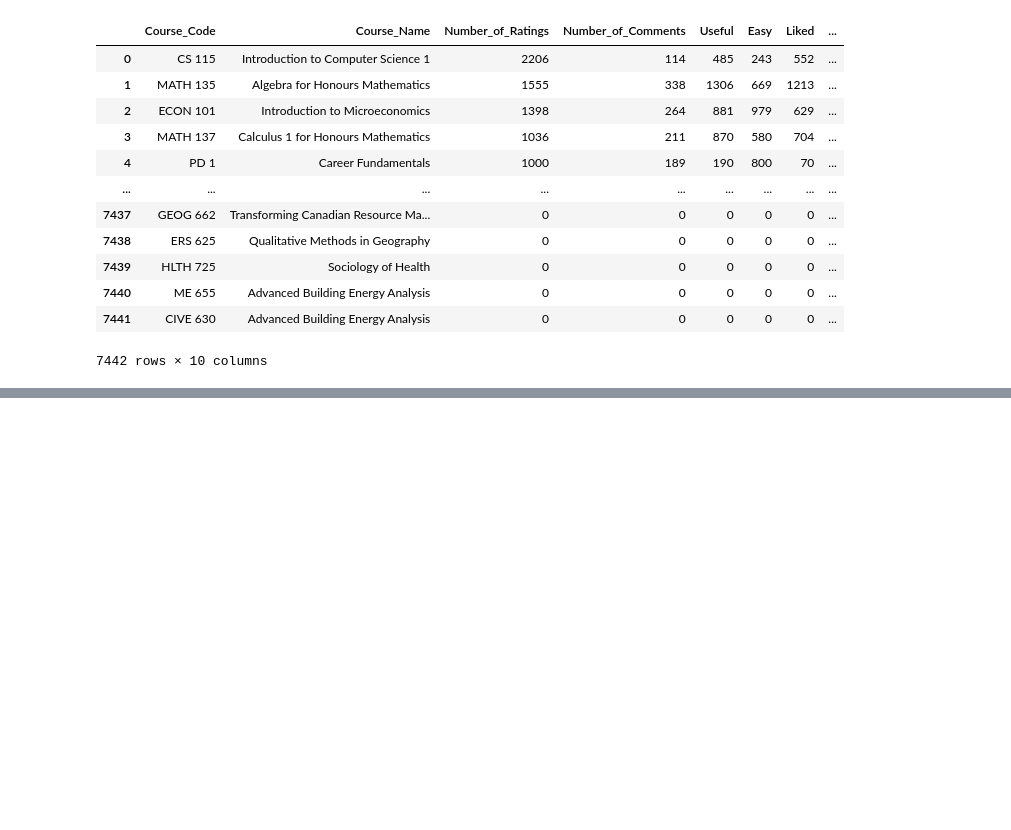
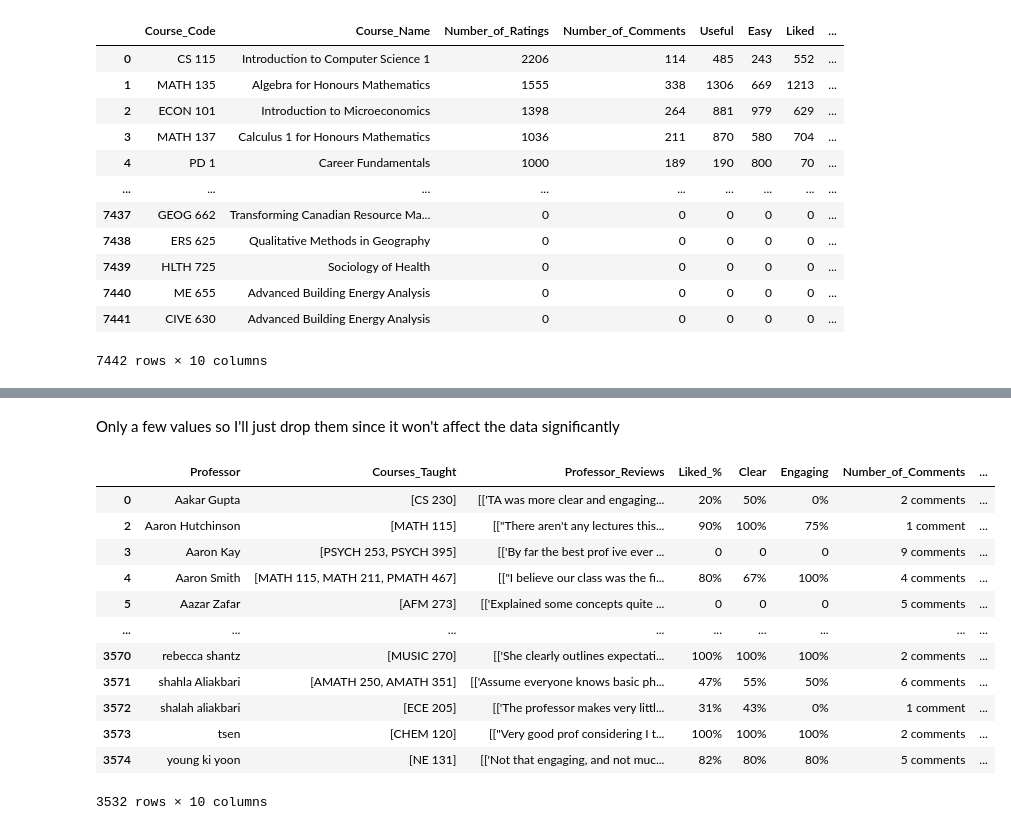
Before and after one commit to s2shams/UW-Course-Analysis, a Jupyter notebook: Data Cleaning.ipynb, the cells around one changed output, grey strips where cells are left out. Drawn from its saved outputs; the diff is of its cells as text; code cells hidden in the pictures; blank space fills up the shorter version.

```diff
--- a/Data Cleaning.ipynb
+++ b/Data Cleaning.ipynb
@@ -479,0 +530,20 @@ new_prof_df
+# %% [markdown]
+Only a few values so I'll just drop them since it won't affect the data significantly
+# %%
+new_prof_df = new_prof_df.dropna(how='any', axis=0)
+new_prof_df.reset_index()
+new_prof_df
+# %% [output]
+|  | Professor | Courses_Taught | Professor_Reviews | Liked_% | Clear | Engaging | Number_of_Comments | ... |
+| 0 | Aakar Gupta | [CS 230] | [['TA was more clear and engaging... | 20% | 50% | 0% | 2 comments | ... |
+| 2 | Aaron Hutchinson | [MATH 115] | [["There aren't any lectures this... | 90% | 100% | 75% | 1 comment | ... |
+| 3 | Aaron Kay | [PSYCH 253, PSYCH 395] | [['By far the best prof ive ever ... | 0 | 0 | 0 | 9 comments | ... |
+| 4 | Aaron Smith | [MATH 115, MATH 211, PMATH 467] | [["I believe our class was the fi... | 80% | 67% | 100% | 4 comments | ... |
+| 5 | Aazar Zafar | [AFM 273] | [['Explained some concepts quite ... | 0 | 0 | 0 | 5 comments | ... |
+| ... | ... | ... | ... | ... | ... | ... | ... | ... |
+| 3570 | rebecca shantz | [MUSIC 270] | [['She clearly outlines expectati... | 100% | 100% | 100% | 2 comments | ... |
+| 3571 | shahla Aliakbari | [AMATH 250, AMATH 351] | [['Assume everyone knows basic ph... | 47% | 55% | 50% | 6 comments | ... |
+| 3572 | shalah aliakbari | [ECE 205] | [['The professor makes very littl... | 31% | 43% | 0% | 1 comment | ... |
+| 3573 | tsen | [CHEM 120] | [["Very good prof considering I t... | 100% | 100% | 100% | 2 comments | ... |
+| 3574 | young ki yoon | [NE 131] | [['Not that engaging, and not muc... | 82% | 80% | 80% | 5 comments | ... |
+3532 rows × 10 columns
```
Also changed, not shown: parts of 31 cells of this notebook.
